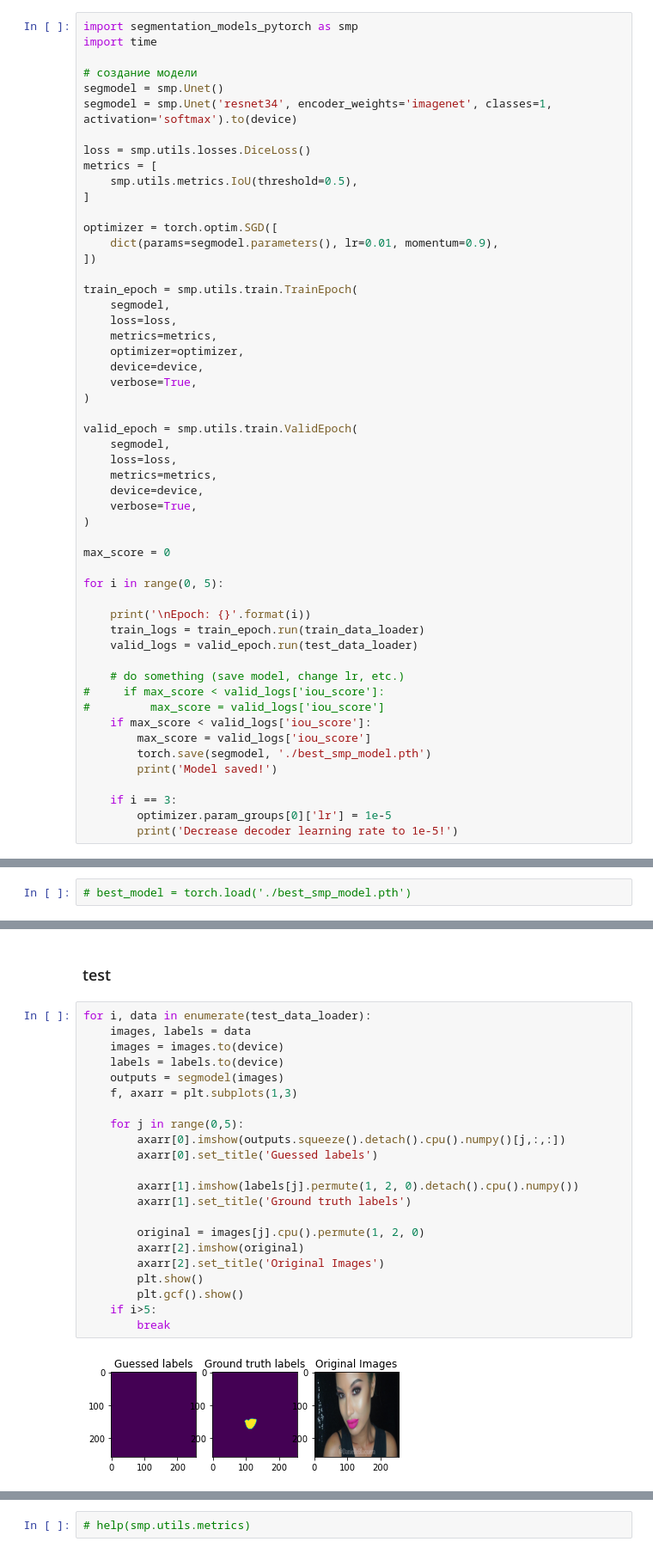
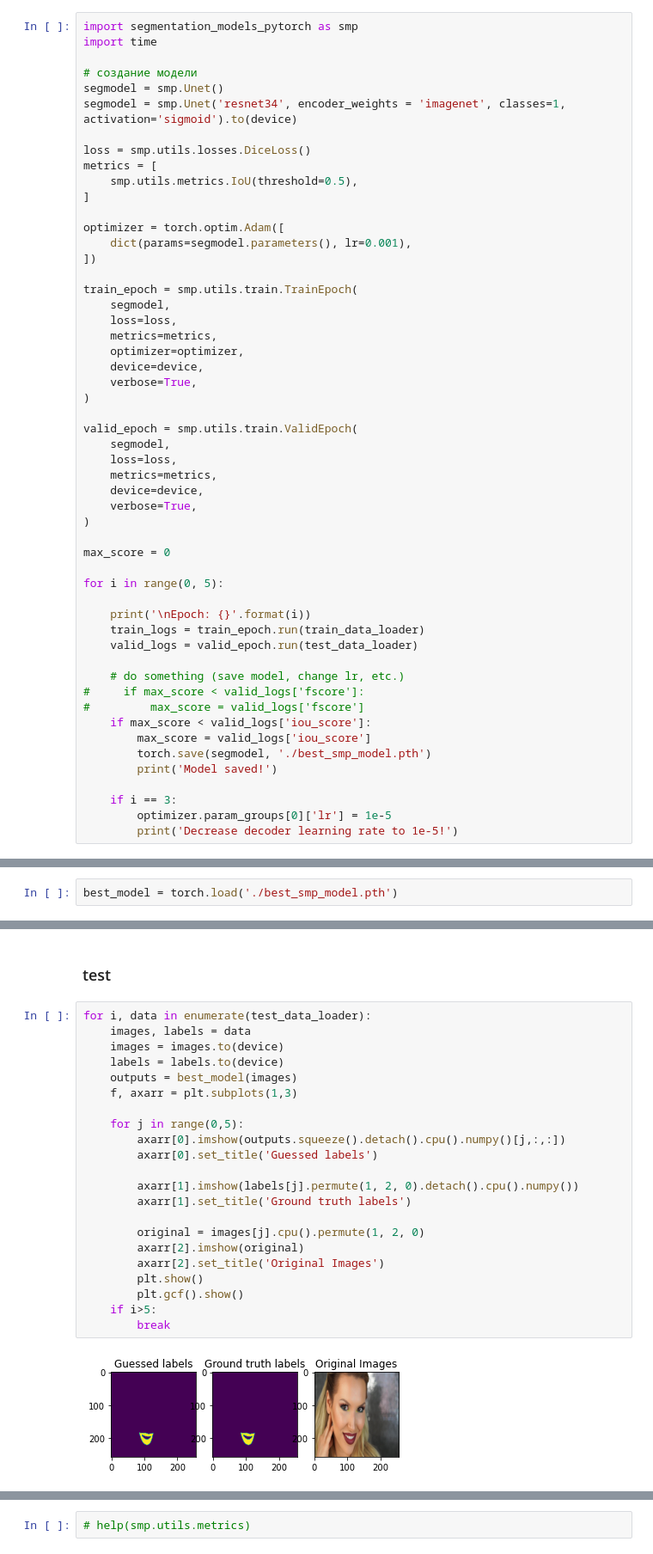
Before and after one commit to hellge83/AI_pytorch, a Jupyter notebook: les03/HW03.ipynb, the cells around one changed output, grey strips where cells are left out. Shown at 86% size. Cells and saved outputs as stored; diff of their text form.

Commit message:
activation fix

```diff
--- a/les03/HW03.ipynb
+++ b/les03/HW03.ipynb
@@ -262,15 +262,15 @@ import time
 
 # создание модели
 segmodel = smp.Unet()
-segmodel = smp.Unet('resnet34', encoder_weights='imagenet', classes=1, activation='softmax').to(device)
+segmodel = smp.Unet('resnet34', encoder_weights = 'imagenet', classes=1, activation='sigmoid').to(device)
 
 loss = smp.utils.losses.DiceLoss()
 metrics = [
     smp.utils.metrics.IoU(threshold=0.5),
 ]
 
-optimizer = torch.optim.SGD([
-    dict(params=segmodel.parameters(), lr=0.01, momentum=0.9),
+optimizer = torch.optim.Adam([
+    dict(params=segmodel.parameters(), lr=0.001),
 ])
 
 train_epoch = smp.utils.train.TrainEpoch(
@@ -299,8 +299,8 @@ for i in range(0, 5):
     valid_logs = valid_epoch.run(test_data_loader)
 
     # do something (save model, change lr, etc.)
-#     if max_score < valid_logs['iou_score']:
-#         max_score = valid_logs['iou_score']
+#     if max_score < valid_logs['fscore']:
+#         max_score = valid_logs['fscore']
     if max_score < valid_logs['iou_score']:
         max_score = valid_logs['iou_score']
         torch.save(segmodel, './best_smp_model.pth')
@@ -324,7 +328,7 @@ Epoch: 4
 # %%
 # valid_logs
 # %%
-# best_model = torch.load('./best_smp_model.pth')
+best_model = torch.load('./best_smp_model.pth')
 # %%
 # images, labels = iter(train_data_loader).next()
 # labels[0].size()
@@ -335,27 +339,27 @@ Epoch: 4
 # %%
 for i, data in enumerate(test_data_loader):
     images, labels = data
     images = images.to(device)
     labels = labels.to(device)
-    outputs = segmodel(images)
+    outputs = best_model(images)
     f, axarr = plt.subplots(1,3)
 
     for j in range(0,5):
         axarr[0].imshow(outputs.squeeze().detach().cpu().numpy()[j,:,:])
         axarr[0].set_title('Guessed labels')
 
         axarr[1].imshow(labels[j].permute(1, 2, 0).detach().cpu().numpy())
         axarr[1].set_title('Ground truth labels')
 
         original = images[j].cpu().permute(1, 2, 0)
         axarr[2].imshow(original)
         axarr[2].set_title('Original Images')
         plt.show()
         plt.gcf().show()
     if i>5:
         break
 # %% [output]
-[figure, old version]
+[figure, new version]
 <Figure size 432x288 with 0 Axes>
 <Figure size 432x288 with 0 Axes>
 <Figure size 432x288 with 0 Axes>
```
Also changed, not shown: parts of 5 cells of this notebook.
